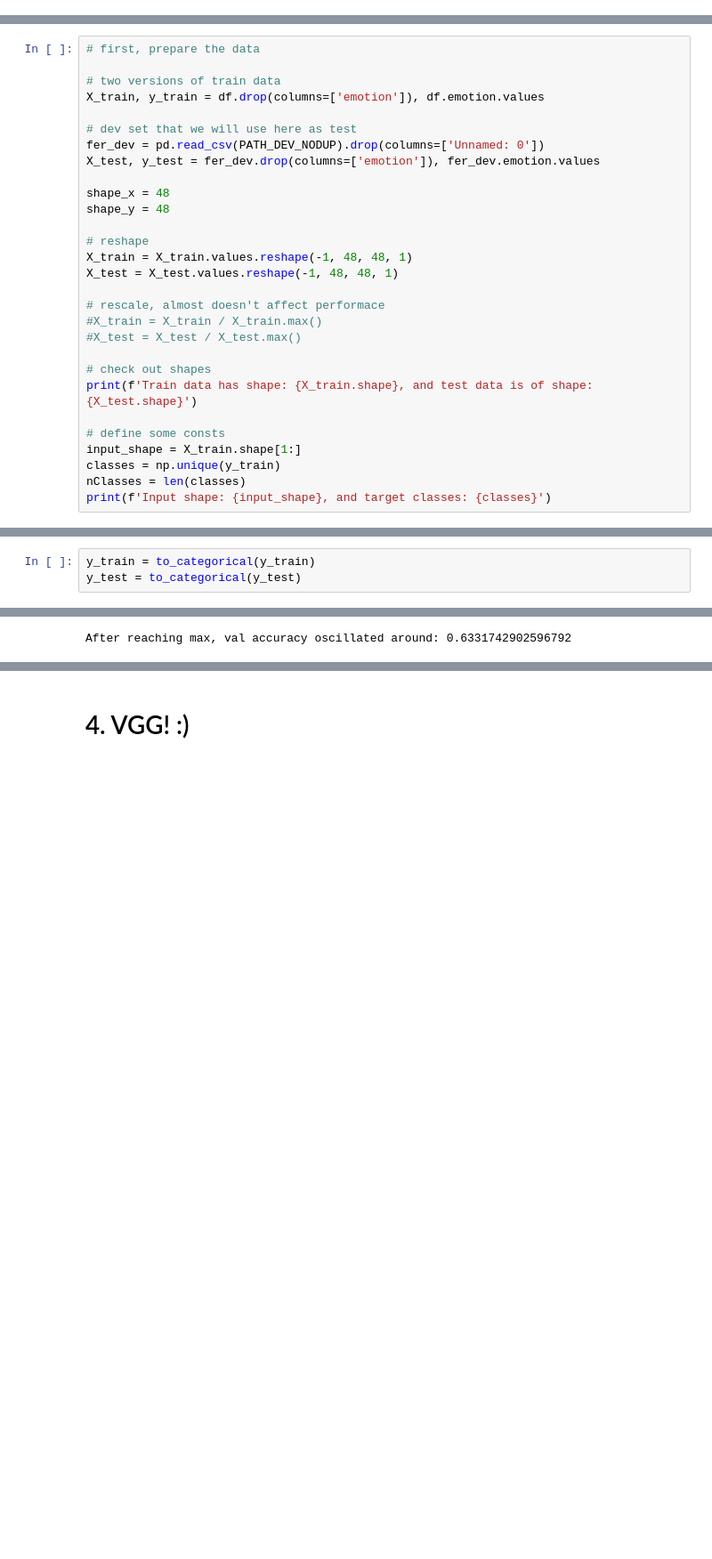
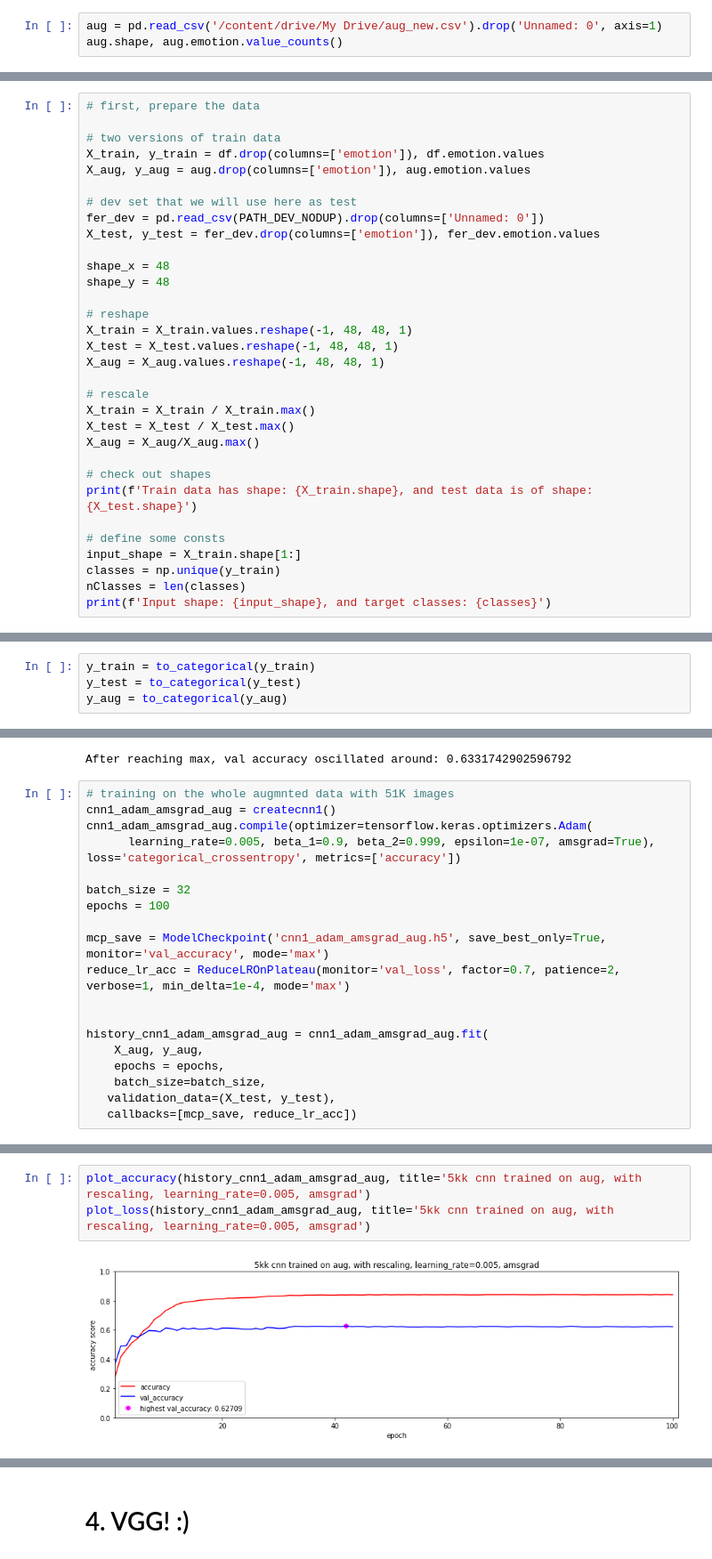
Before and after one commit to drorrosen/Image-expression-recognition, a Jupyter notebook: mp_fer_nns.ipynb, the cells around one changed output, grey strips where cells are left out. Shown: that part at 89% size. Saved outputs shown, nothing was run; the diff lists cells and outputs as text; blank space fills up the shorter version.

Commit message:
63.34% accuracy on PublicTest and 63% on PrivateTest

```diff
--- a/mp_fer_nns.ipynb
+++ b/mp_fer_nns.ipynb
@@ -33,3 +33,6 @@ Name: emotion, dtype: int64
 df.shape
 # %% [output]
 (32292, 2305)
+# %%
+aug = pd.read_csv('/content/drive/My Drive/aug_new.csv').drop('Unnamed: 0', axis=1)
+aug.shape, aug.emotion.value_counts()
@@ -104,6 +116,7 @@ We will use PublicTest data as dev set. All datasets were created & preprocessed
 
 # two versions of train data
 X_train, y_train = df.drop(columns=['emotion']), df.emotion.values
+X_aug, y_aug = aug.drop(columns=['emotion']), aug.emotion.values
 
 # dev set that we will use here as test
 fer_dev = pd.read_csv(PATH_DEV_NODUP).drop(columns=['Unnamed: 0'])
@@ -115,10 +128,12 @@ shape_y = 48
 # reshape
 X_train = X_train.values.reshape(-1, 48, 48, 1)
 X_test = X_test.values.reshape(-1, 48, 48, 1)
+X_aug = X_aug.values.reshape(-1, 48, 48, 1)
 
-# rescale, almost doesn't affect performace
-#X_train = X_train / X_train.max()
-#X_test = X_test / X_test.max()
+# rescale
+X_train = X_train / X_train.max()
+X_test = X_test / X_test.max()
+X_aug = X_aug/X_aug.max()
 
 # check out shapes
 print(f'Train data has shape: {X_train.shape}, and test data is of shape: {X_test.shape}')
@@ -134,6 +149,7 @@ Input shape: (48, 48, 1), and target classes: [0 1 2 3 4 5 6]
 # %%
 y_train = to_categorical(y_train)
 y_test = to_categorical(y_test)
+y_aug = to_categorical(y_aug)
 # %% [markdown]
 ## Now, when we are all set, let's move to our first cnn
 # %% [markdown]
@@ -486,3 +377,22 @@ plot_loss(history_cnn1_adam_amsgrad, title='5kk cnn trained on 1408balanced, no
 # print(f'After reaching max, val accuracy oscillated around: {np.mean(history_cnn_11.history["val_accuracy"][np.argmax(list(history_cnn_11.history["val_accuracy"])):])}')
 # %% [output]
 After reaching max, val accuracy oscillated around: 0.6331742902596792
+# %%
+# training on the whole augmnted data with 51K images
+cnn1_adam_amsgrad_aug = createcnn1()
+cnn1_adam_amsgrad_aug.compile(optimizer=tensorflow.keras.optimizers.Adam(
+      learning_rate=0.005, beta_1=0.9, beta_2=0.999, epsilon=1e-07, amsgrad=True), loss='categorical_crossentropy', metrics=['accuracy'])
+
+batch_size = 32
+epochs = 100
+
+mcp_save = ModelCheckpoint('cnn1_adam_amsgrad_aug.h5', save_best_only=True, monitor='val_accuracy', mode='max')
+reduce_lr_acc = ReduceLROnPlateau(monitor='val_loss', factor=0.7, patience=2, verbose=1, min_delta=1e-4, mode='max')
+
+
+history_cnn1_adam_amsgrad_aug = cnn1_adam_amsgrad_aug.fit(
+    X_aug, y_aug,
+    epochs = epochs,
+    batch_size=batch_size,
+   validation_data=(X_test, y_test),
+   callbacks=[mcp_save, reduce_lr_acc])
@@ -488,0 +417,5 @@ After reaching max, val accuracy oscillated around: 0.6331742902596792
+# %%
+plot_accuracy(history_cnn1_adam_amsgrad_aug, title='5kk cnn trained on aug, with rescaling, learning_rate=0.005, amsgrad')
+plot_loss(history_cnn1_adam_amsgrad_aug, title='5kk cnn trained on aug, with rescaling, learning_rate=0.005, amsgrad')
+# %% [output]
+[figure, added]
```
Also changed, not shown: parts of 17 cells of this notebook, 1 other file.
